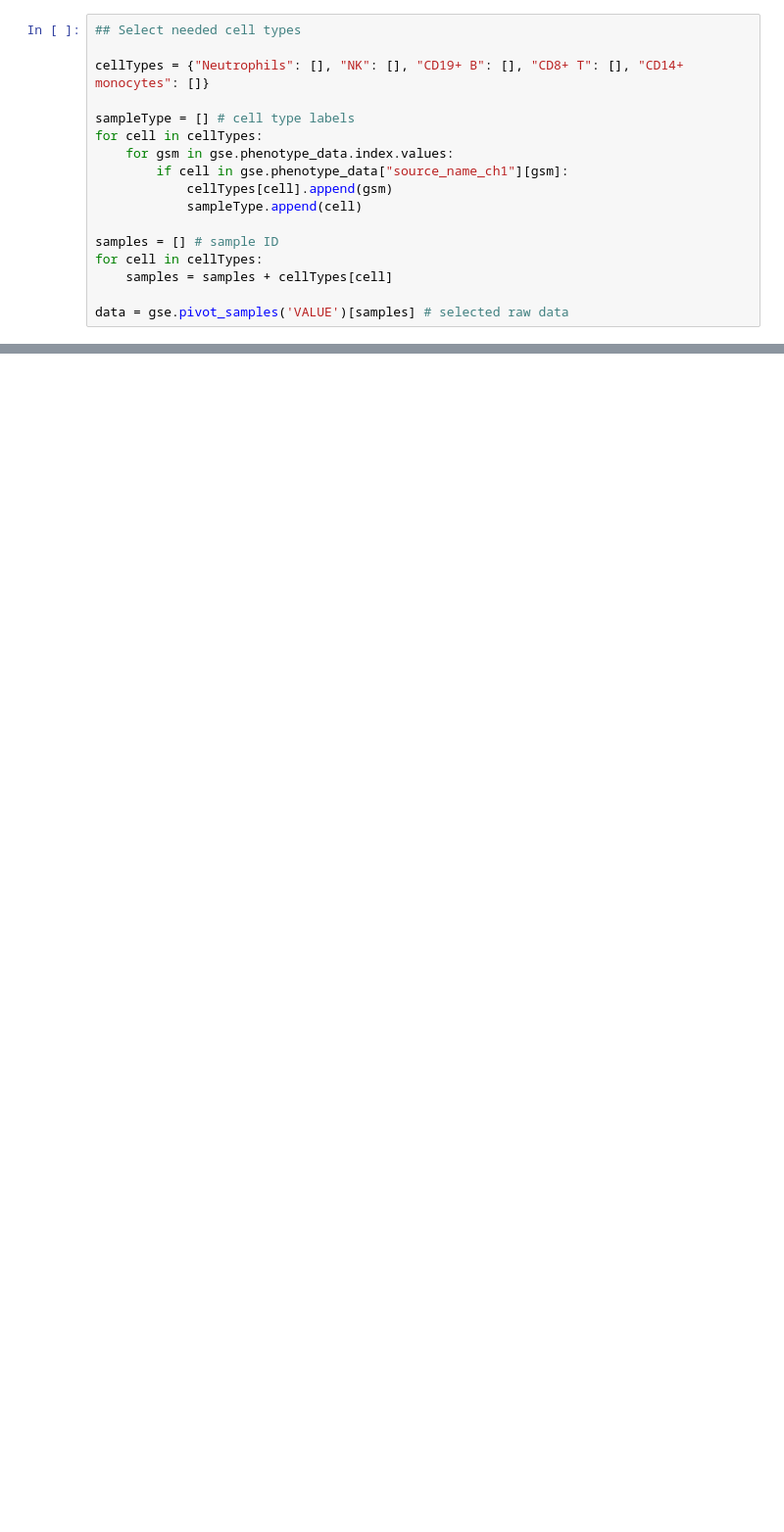
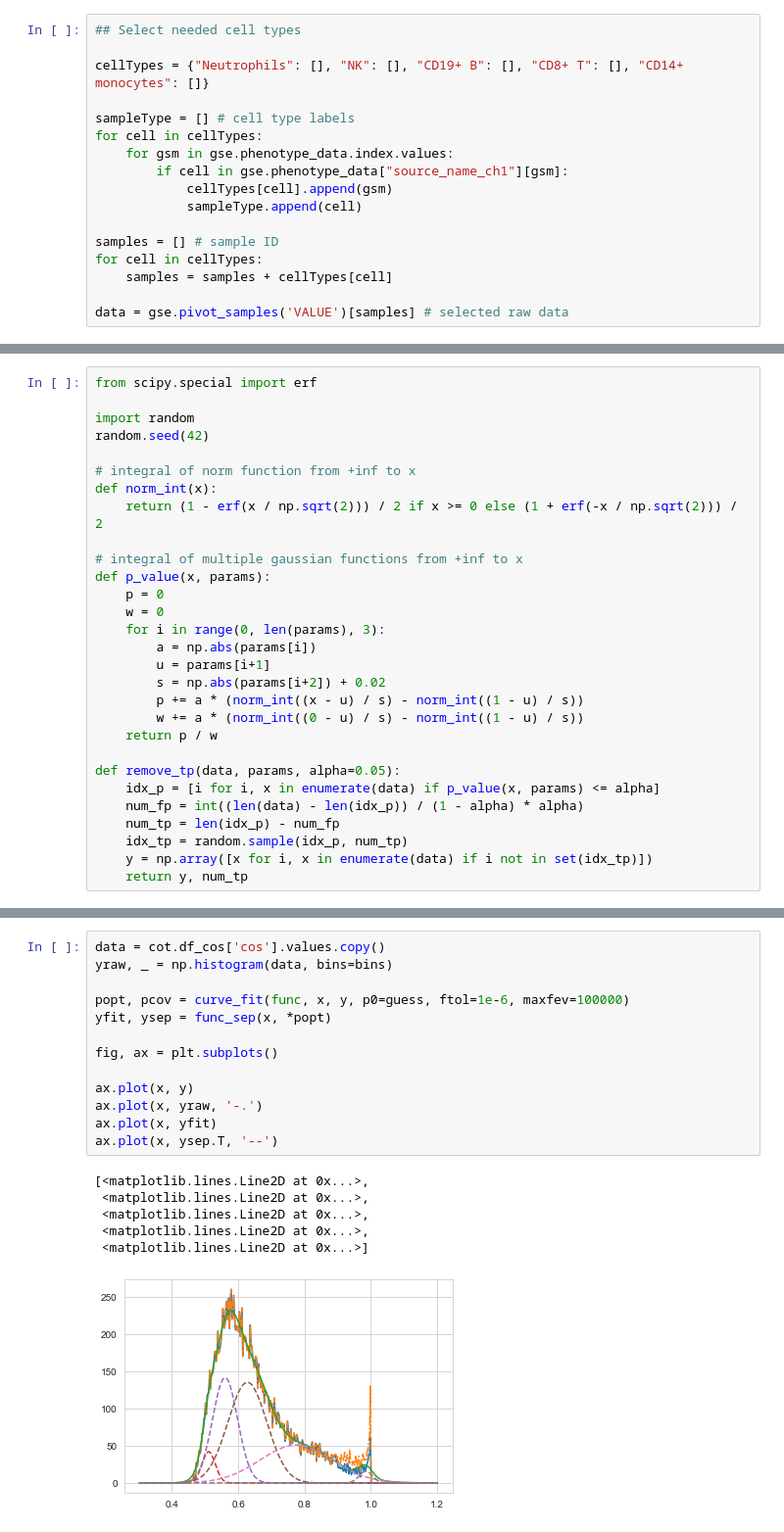
Before and after one commit to MintaYLu/COT, a Jupyter notebook: Example_GSE28490.ipynb, the cells around one changed output, grey strips where cells are left out. Shown at 98% size. Drawn from its saved outputs; the diff is of its cells as text; blank space fills up the shorter version.

```diff
--- a/Example_GSE28490.ipynb
+++ b/Example_GSE28490.ipynb
@@ -60,0 +162,29 @@ cot.plot_simplex()
+# %%
+from scipy.special import erf
+
+import random
+random.seed(42)
+
+# integral of norm function from +inf to x
+def norm_int(x):
+    return (1 - erf(x / np.sqrt(2))) / 2 if x >= 0 else (1 + erf(-x / np.sqrt(2))) / 2
+
+# integral of multiple gaussian functions from +inf to x
+def p_value(x, params):
+    p = 0
+    w = 0
+    for i in range(0, len(params), 3):
+        a = np.abs(params[i])
+        u = params[i+1]
+        s = np.abs(params[i+2]) + 0.02
+        p += a * (norm_int((x - u) / s) - norm_int((1 - u) / s))
+        w += a * (norm_int((0 - u) / s) - norm_int((1 - u) / s))
+    return p / w
+
+def remove_tp(data, params, alpha=0.05):
+    idx_p = [i for i, x in enumerate(data) if p_value(x, params) <= alpha]
+    num_fp = int((len(data) - len(idx_p)) / (1 - alpha) * alpha)
+    num_tp = len(idx_p) - num_fp
+    idx_tp = random.sample(idx_p, num_tp)
+    y = np.array([x for i, x in enumerate(data) if i not in set(idx_tp)])
+    return y, num_tp
@@ -60,0 +241,20 @@ cot.plot_simplex()
+# %%
+data = cot.df_cos['cos'].values.copy()
+yraw, _ = np.histogram(data, bins=bins)
+
+popt, pcov = curve_fit(func, x, y, p0=guess, ftol=1e-6, maxfev=100000)
+yfit, ysep = func_sep(x, *popt)
+
+fig, ax = plt.subplots()
+
+ax.plot(x, y)
+ax.plot(x, yraw, '-.')
+ax.plot(x, yfit)
+ax.plot(x, ysep.T, '--')
+# %% [output]
+[<matplotlib.lines.Line2D at 0x...>,
+ <matplotlib.lines.Line2D at 0x...>,
+ <matplotlib.lines.Line2D at 0x...>,
+ <matplotlib.lines.Line2D at 0x...>,
+ <matplotlib.lines.Line2D at 0x...>]
+[figure, added]
```
Also changed, not shown: parts of 16 cells of this notebook, 1 other file.
